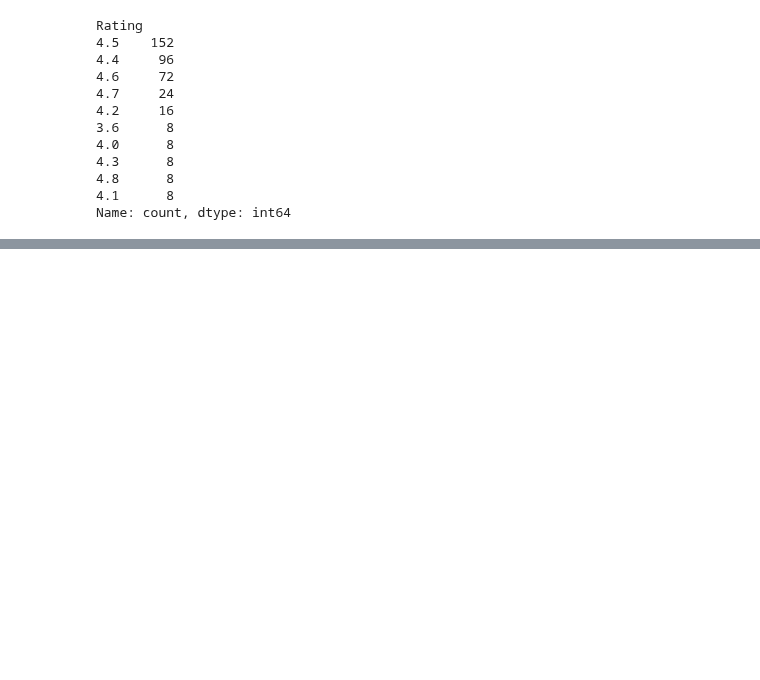
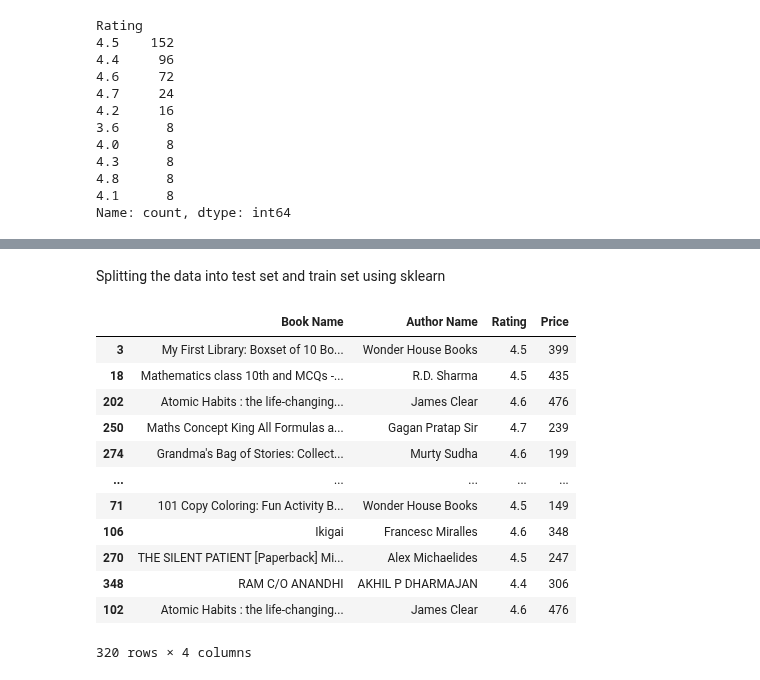
Before and after one commit to ayushi-006/Machine-Learning, a Jupyter notebook: Amazon_dataset.ipynb, the cells around one changed output, grey strips where cells are left out. Cells and saved outputs as stored; diff of their text form; code cells hidden in the pictures; blank space fills up the shorter version.

```diff
--- a/Amazon_dataset.ipynb
+++ b/Amazon_dataset.ipynb
@@ -48,0 +85,20 @@ Name: count, dtype: int64
+# %% [markdown]
+Splitting the data into test set and train set using sklearn
+# %%
+from sklearn.model_selection import train_test_split
+train_set , test_set = train_test_split(data, test_size = 0.2 , random_state = 42)
+train_set
+# %% [output]
+|  | Book Name | Author Name | Rating | Price |
+| 3 | My First Library: Boxset of 10 Bo... | Wonder House Books | 4.5 | 399 |
+| 18 | Mathematics class 10th and MCQs -... | R.D. Sharma | 4.5 | 435 |
+| 202 | Atomic Habits : the life-changing... | James Clear | 4.6 | 476 |
+| 250 | Maths Concept King All Formulas a... | Gagan Pratap Sir | 4.7 | 239 |
+| 274 | Grandma's Bag of Stories: Collect... | Murty Sudha | 4.6 | 199 |
+| ... | ... | ... | ... | ... |
+| 71 | 101 Copy Coloring: Fun Activity B... | Wonder House Books | 4.5 | 149 |
+| 106 | Ikigai | Francesc Miralles | 4.6 | 348 |
+| 270 | THE SILENT PATIENT [Paperback] Mi... | Alex Michaelides | 4.5 | 247 |
+| 348 | RAM C/O ANANDHI | AKHIL P DHARMAJAN | 4.4 | 306 |
+| 102 | Atomic Habits : the life-changing... | James Clear | 4.6 | 476 |
+320 rows × 4 columns
```
Also changed, not shown: parts of 7 cells of this notebook.
